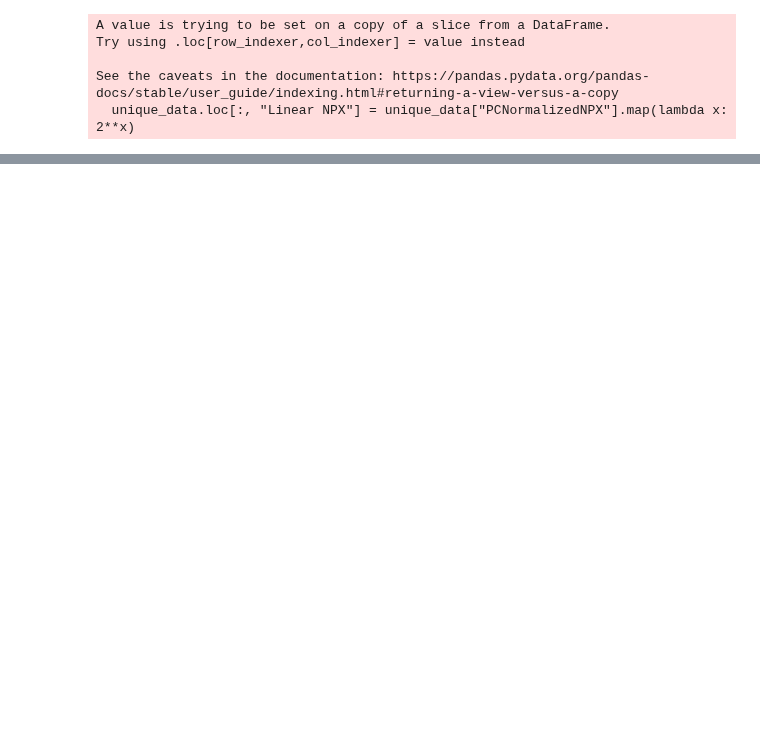
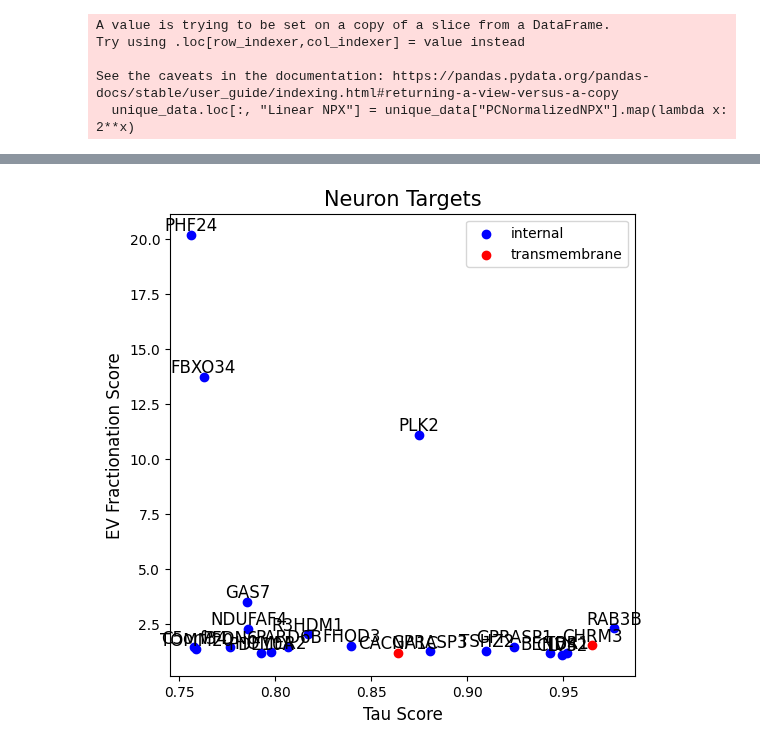
Before and after one commit to Walt-Lab/bdev_mass_spec, a Jupyter notebook: HT_analysis.ipynb, the cells around one changed output, grey strips where cells are left out. Drawn from its saved outputs; the diff is of its cells as text; code cells hidden in the pictures; blank space fills up the shorter version.

```diff
--- a/HT_analysis.ipynb
+++ b/HT_analysis.ipynb
@@ -706,0 +1110,6 @@ def graph_explore_medians(uniprot_id):
+# %%
+tau = expression_data.apply(lambda row: calculate_enrichment(row, "tau"), axis = 1)
+
+low_tau = tau[tau < 0.25]
+tm_low_tau = low_tau[low_tau.index.isin(tm_assays)]
+int_low_tau = low_tau[low_tau.index.isin(internal_assays)]
@@ -706,0 +1255,39 @@ def graph_explore_medians(uniprot_id):
+# %%
+int_microglia_df = pd.merge(int_microglia_ratios_df, int_microglia_tau_df, on = "uniprot_ids")
+int_astrocyte_df = pd.merge(int_astrocyte_ratios_df, int_astrocyte_tau_df, on = "uniprot_ids")
+int_neuron_df = pd.merge(int_neuron_ratios_df, int_neuron_tau_df, on = "uniprot_ids")
+int_oligodendrocyte_df = pd.merge(int_oligodendrocyte_ratios_df, int_oligodendrocyte_tau_df, on = "uniprot_ids")
+
+tm_microglia_df = pd.merge(tm_microglia_ratios_df, tm_microglia_tau_df, on = "uniprot_ids")
+tm_astrocyte_df = pd.merge(tm_astrocyte_ratios_df, tm_astrocyte_tau_df, on = "uniprot_ids")
+tm_neuron_df = pd.merge(tm_neuron_ratios_df, tm_neuron_tau_df, on = "uniprot_ids")
+tm_oligodendrocyte_df = pd.merge(tm_oligodendrocyte_ratios_df, tm_oligodendrocyte_tau_df, on = "uniprot_ids")
+# %%
+microglia_df = pd.concat([int_microglia_df, tm_microglia_df])
+astrocyte_df = pd.concat([int_astrocyte_df, tm_astrocyte_df])
+neuron_df = pd.concat([int_neuron_df, tm_neuron_df])
+oligodendrocyte_df = pd.concat([int_oligodendrocyte_df, tm_oligodendrocyte_df])
+# %%
+microglia_df = pd.merge(hgnc_uniprot_mapping_data, microglia_df, on = "uniprot_ids")
+astrocyte_df = pd.merge(hgnc_uniprot_mapping_data, astrocyte_df, on = "uniprot_ids")
+neuron_df = pd.merge(hgnc_uniprot_mapping_data, neuron_df, on = "uniprot_ids")
+oligodendrocyte_df = pd.merge(hgnc_uniprot_mapping_data, oligodendrocyte_df, on = "uniprot_ids")
+# %%
+plt.figure(figsize=(6, 6))
+colors = {'internal': 'blue', 'transmembrane': 'red'}
+for cell_type, group in neuron_df.groupby('localization'):
+    plt.scatter(group['values'], group['ratio'], label=cell_type, color=colors[cell_type])
+
+for index, row in neuron_df.iterrows():
+    plt.text(row['values'], row['ratio'], row['symbol'], fontsize=12, ha='center', va='bottom')
+
+plt.xlabel('Tau Score', fontsize = 12)
+plt.ylabel('EV Fractionation Score', fontsize = 12)
+plt.title("Neuron Targets", fontsize = 15)
+plt.legend()
+
+# plt.xlim(0.72, 1)
+
+plt.show()
+# %% [output]
+[figure, added]
```
Also changed, not shown: parts of 20 cells of this notebook, 4 other files.
